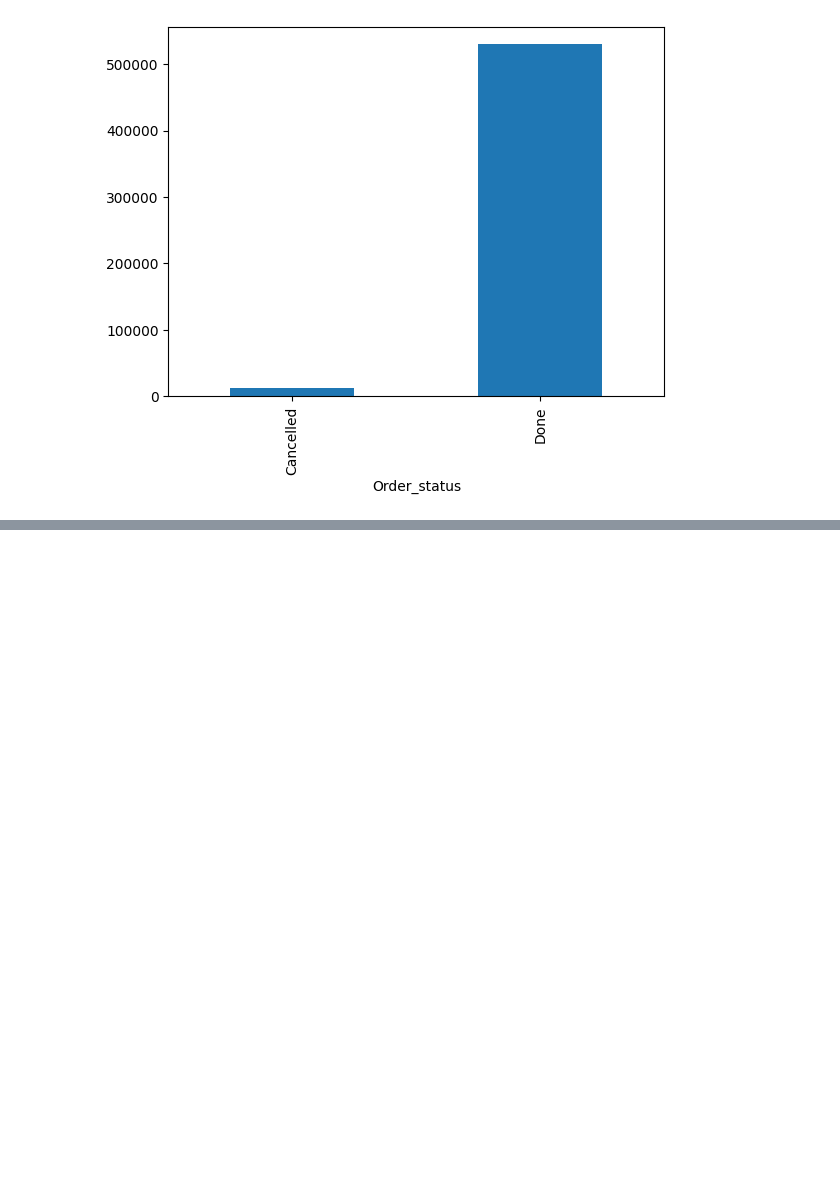
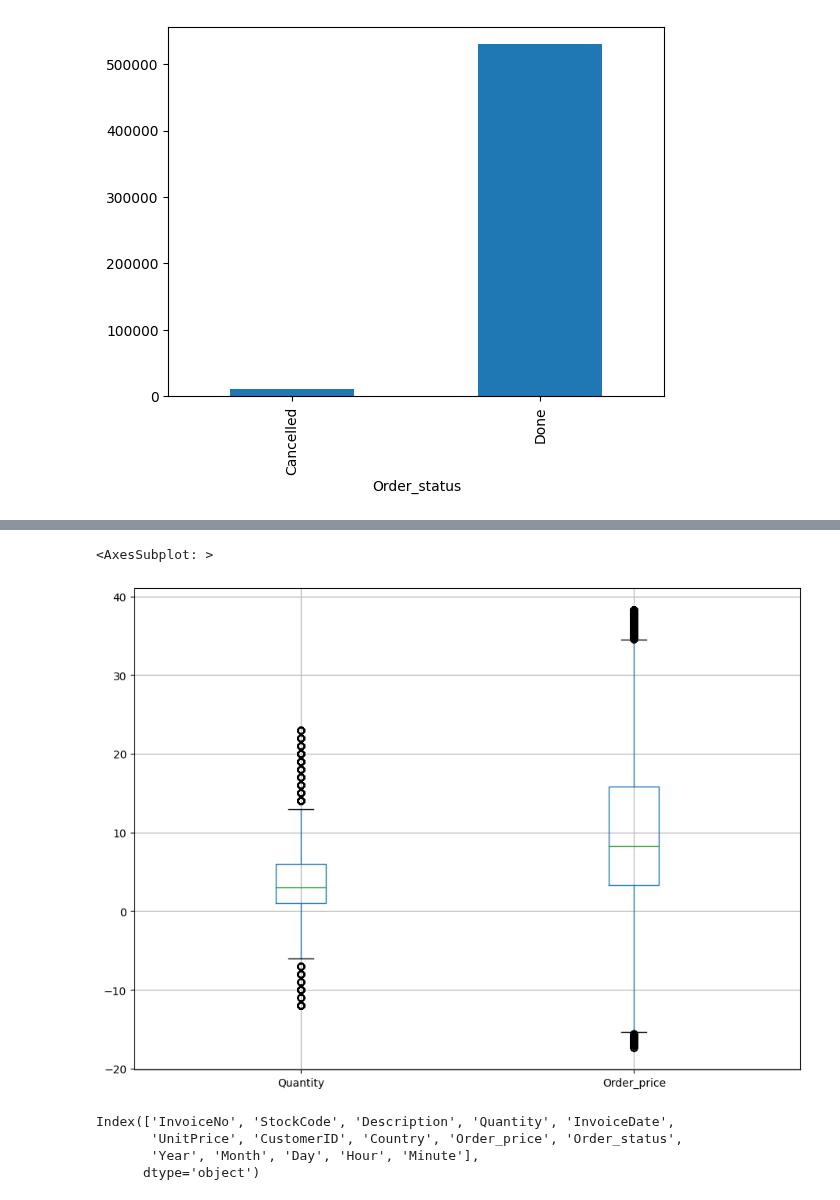
Before and after one commit to AdvancedGroupBootcamp/ai_marie_alex_moussa, a Jupyter notebook: Clustering and Reduction/Clustering.ipynb, the cells around one changed output, grey strips where cells are left out. Cells and saved outputs as stored; diff of their text form; code cells hidden in the pictures; blank space fills up the shorter version.

```diff
--- a/Clustering and Reduction/Clustering.ipynb
+++ b/Clustering and Reduction/Clustering.ipynb
@@ -146,0 +251,27 @@ clust_data.groupby("Order_status").count()["InvoiceNo"].plot(kind="bar")
+# %%
+def remove_outliers(column):
+    Q1 = column.quantile(.25)
+    Q3 = column.quantile(.75)
+    IQR = Q3 - Q1
+    border_left = Q1 - 1.5 * IQR
+    border_right = Q3 + 1.5 * IQR
+    column = column[
+        (border_left <= column) & (column  <= border_right)
+    ]
+
+    return column
+# %%
+clust_data.Quantity = remove_outliers(clust_data.Quantity)
+clust_data.Order_price = remove_outliers(clust_data.Order_price)
+# %%
+clust_data[['Quantity', 'Order_price']].boxplot(figsize=figsize)
+# %% [output]
+<AxesSubplot: >
+[figure, added]
+# %%
+clust_data.columns
+# %% [output]
+Index(['InvoiceNo', 'StockCode', 'Description', 'Quantity', 'InvoiceDate',
+       'UnitPrice', 'CustomerID', 'Country', 'Order_price', 'Order_status',
+       'Year', 'Month', 'Day', 'Hour', 'Minute'],
+      dtype='object')
```
Also changed, not shown: parts of 24 cells of this notebook.
